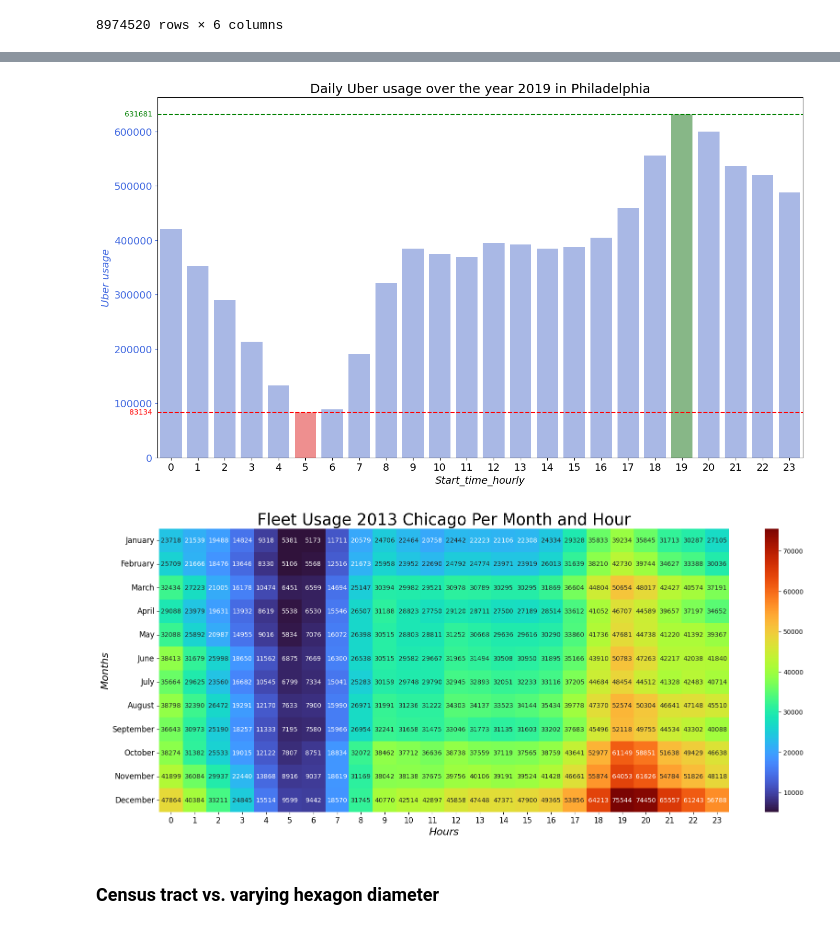
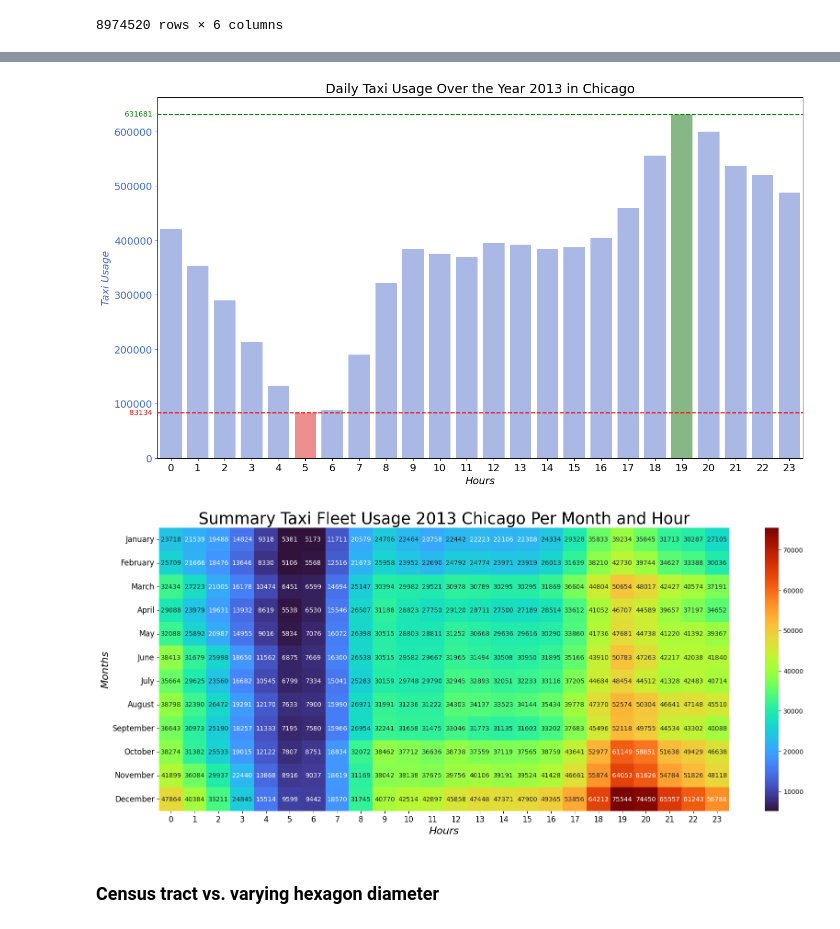
Before and after one commit to Hannah2800/AAA_2023_AdvancedPythonPandas, a Jupyter notebook: Task 2 - Descriptive (Spatial) Analytics - Fleet Usage.ipynb, the cells around one changed output, grey strips where cells are left out. Saved outputs shown, nothing was run; the diff lists cells and outputs as text; code cells hidden in the pictures.

```diff
--- a/Task 2 - Descriptive (Spatial) Analytics - Fleet Usage.ipynb
+++ b/Task 2 - Descriptive (Spatial) Analytics - Fleet Usage.ipynb
@@ -202,30 +184,30 @@ create_plot_for_visualization("barplot", dfFleet_usage_over_2013.groupby(['dayOf
 # %%
 create_plot_for_visualization("barplot", dfFleet_usage_over_2013.groupby(['start_time_hourly'])['Trip_ID'].count().reset_index(),
                                 'start_time_hourly', 'Trip_ID', False,
-                                "Daily Uber usage over the year 2019 in Philadelphia",
-                                "Uber usage", "Average maximum temperature in celsius", -0.7)
+                                "Daily Taxi Usage Over the Year 2013 in Chicago", "Hours",
+                                "Taxi Usage", "Average maximum temperature in celsius", -0.7)
 # %% [output]
-[figure, old version]
+[figure, new version]
 # %%
 # calculation pivot table for correct layout in heatmap
 pivot = dfFleet_usage_over_2013.groupby(['start_time_month', 'start_time_hourly'])['Trip_ID'].count().reset_index().pivot(index='start_time_month', columns='start_time_hourly', values='Trip_ID')
 
 # adjusting figure size
 plt.figure(figsize = (20,8))
 
 # plotting seaborn heatmap
 hmap= sns.heatmap(pivot, cmap="turbo", annot=True, fmt="d", yticklabels=months)
 
 # styling the output heatmap plot
 plt.yticks(rotation=0, fontsize=12)
 plt.xticks(rotation=0, fontsize=12)
 hmap.set_xlabel('Hours', fontsize=16, style='oblique')
 hmap.set_ylabel('Months', fontsize=16, style='oblique')
-hmap.axes.set_title("Fleet Usage 2013 Chicago Per Month and Hour", fontsize=25)
+hmap.axes.set_title("Summary Taxi Fleet Usage 2013 Chicago Per Month and Hour", fontsize=25)
 
 plt.show()
 # %% [output]
-[figure, old version]
+[figure, new version]
 # %% [markdown]
 ### Census tract vs. varying hexagon diameter
 # %% [markdown]
```
Also changed, not shown: parts of 4 cells of this notebook.
